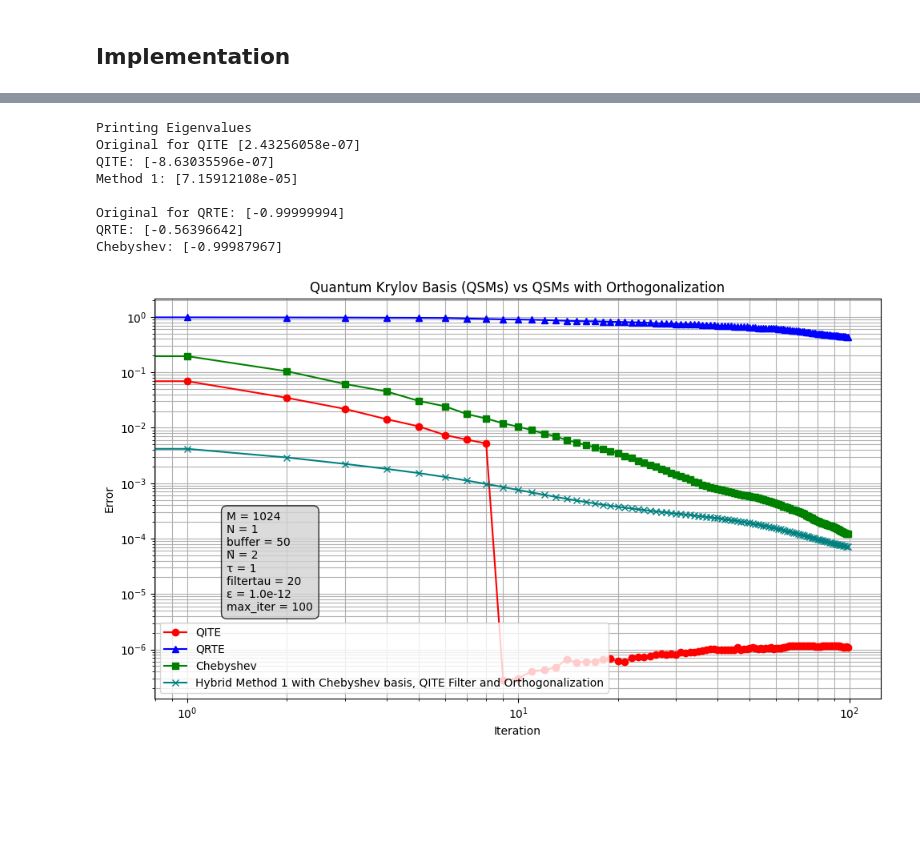
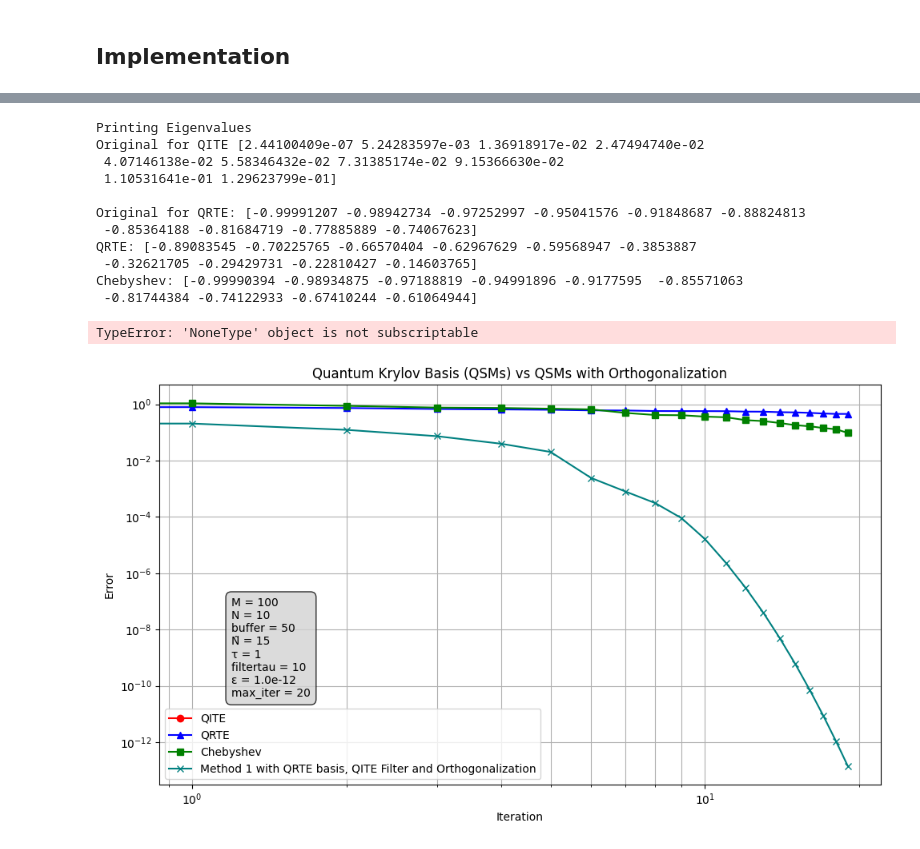
Before and after one commit to Nihar-Shah2001/Quantum_Computing_Notes, a Jupyter notebook: Notes/codes/comparison.ipynb, the cells around one changed output, grey strips where cells are left out. Saved outputs shown, nothing was run; the diff lists cells and outputs as text; code cells hidden in the pictures; blank space fills up the shorter version.

```diff
--- a/Notes/codes/comparison.ipynb
+++ b/Notes/codes/comparison.ipynb
@@ -234,7 +198,7 @@ def QRTE(H, psi_0, N, buffer, deltatau, epsilon, max_iter, eigenvalsh, orthogona
     print()
 
     last_valid_eigenvals = None
-    deltaE_L = np.abs(eigenvalsh[Ntilde-1] - eigenvalsh[0])
+    deltaE_L = np.abs(eigenvalsh[Ntilde-1] - eigenvalsh[0])/ np.max(np.abs(eigenvalsh))
     deltat = np.pi/deltaE_L
     exp_H = expm(-1j * deltat * H_norm)
     eigh = np.linalg.eigvalsh(H_norm)
@@ -385,7 +349,7 @@ def method1(H, psi_0, N, buffer, filtertau, epsilon, max_iter, eigenvalsh):
     eigenvals = np.empty((N), dtype=complex)
 
     print()
-    print("My Method with Chebyshev basis with QITE Filter Diagonalization Parameters")
+    print("My Method with QRTE basis with QITE Filter Diagonalization Parameters")
     print(f"Dimension of H matrix: {H.shape[0]}")
     print(f"Number of desired Eigenvalues: {N}")
     print(f"Initial Space Size: {Ntilde}")
@@ -401,20 +365,20 @@ def method1(H, psi_0, N, buffer, filtertau, epsilon, max_iter, eigenvalsh):
     # Initialization
     H_norm = normalize(H, choice='norm01', eigenvalsh=eigenvalsh)
 
+    deltaE_L = np.abs(eigenvalsh[Ntilde-1] - eigenvalsh[0]) #/ np.max(np.abs(eigenvalsh))
+    deltat = np.pi/deltaE_L
+    exp_iH = expm(-1j * deltat * H_norm)
+    eigh = np.linalg.eigvalsh(H_norm)
+
     Psi_0 = np.empty((H.shape[0], Ntilde), dtype=complex)
-    T_prev = np.eye(H.shape[0], dtype=complex)
-    T_curr = H_norm.copy()
-    Psi_0[:, 0] = psi_0.flatten()
-    Psi_0[:, 1] = (T_curr @ psi_0).flatten()
-    for i in range(2, Ntilde):
-        T_next = 2 * H_norm @ T_curr - T_prev
-        T_prev, T_curr = T_curr, T_next
-        Psi_0[:, i] = (T_curr @ psi_0).flatten()
+    for i in range(Ntilde):
+    # Shift the range to be from 0 to N-1
+        i_n = i - Ntilde//2
+        Psi_0[:, i] = (np.linalg.matrix_power(exp_iH, i_n) @ psi_0).flatten()
 
     Psi_0 /= np.linalg.norm(Psi_0, axis=0, keepdims=True)
 
-    exp_H = expm(-1 * filtertau * H_norm)
-    eigh = np.linalg.eigvalsh(H_norm)
+    exp_H = expm(- filtertau * H_norm)
 
 
     while itr < max_iter and abs_error[itr]>=epsilon:
@@ -449,16 +413,16 @@ def method1(H, psi_0, N, buffer, filtertau, epsilon, max_iter, eigenvalsh):
 ## Analysis
 # %%
 # Parameters
-np.random.seed(15) # For reproducibility
-M =  1024 # Dimension of the matrix
-N = 1  # Number of eigenvalues
+# np.random.seed(15) # For reproducibility
+M =  100 # Dimension of the matrix
+N = 10  # Number of eigenvalues
 buffer = 50  # Buffer for the number of eigenvalues
 Ntilde = int(np.ceil((1+(buffer/100)) * N))  # Number of eigenvalues to be found
 deltatau = 1 # Time step for the QITE method
 filtertau = 20
 
 epsilon = 1e-12  # Tolerance for convergence
-max_iter = 100 # Maximum number of iterations
+max_iter = 20 # Maximum number of iterations
 
 H = generate_hermitian_matrix(M, choice='synthetic')
 
@@ -517,9 +481,8 @@ a = np.min(eigenvalsh) - 1e-6
 b = np.max(eigenvalsh) + 1e-6
 print("Printing Eigenvalues")
 print("Original for QITE", np.sort(np.linalg.eigvalsh((H - a * np.eye(M)) / (b - a)))[:N])
-print("QITE:", qite_eigenvals[:N])
+# print("QITE:", qite_eigenvals[:N])
 # print("QITE with Orthogonalization:", qite_ortho_eigenvals[:N])
-print("Method 1:", method1_eigenvals[:N])
 # print("Method 2:", method2_eigenvals[:N])
 print()
 print("Original for QRTE:",np.sort(np.linalg.eigvalsh(H/np.linalg.norm(H,ord=2)))[:N])
@@ -527,15 +490,20 @@ print("QRTE:", qrte_eigenvals[:N])
 # print("QRTE with Orthogonalization:", qrte_ortho_eigenvals[:N])
 print("Chebyshev:", chebyshev_eigenvals[:N])
 # print("Chebyshev with Orthogonalization:", chebyshev_ortho_eigenvals[:N])
+print("Method 1:", method1_eigenvals[:N])
 # %% [output]
 Printing Eigenvalues
-Original for QITE [2.43256058e-07]
-QITE: [-8.63035596e-07]
-Method 1: [7.15912108e-05]
+Original for QITE [2.44100409e-07 5.24283597e-03 1.36918917e-02 2.47494740e-02
+ 4.07146138e-02 5.58346432e-02 7.31385174e-02 9.15366630e-02
+ 1.10531641e-01 1.29623799e-01]
 
-Original for QRTE: [-0.99999994]
-QRTE: [-0.56396642]
-Chebyshev: [-0.99987967]
+Original for QRTE: [-0.99991207 -0.98942734 -0.97252997 -0.95041576 -0.91848687 -0.88824813
+ -0.85364188 -0.81684719 -0.77885889 -0.74067623]
+QRTE: [-0.89083545 -0.70225765 -0.66570404 -0.62967629 -0.59568947 -0.3853887
+ -0.32621705 -0.29429731 -0.22810427 -0.14603765]
+Chebyshev: [-0.99990394 -0.98934875 -0.97188819 -0.94991896 -0.9177595  -0.85571063
+ -0.81744384 -0.74122933 -0.67410244 -0.61064944]
+TypeError: 'NoneType' object is not subscriptable
 # %%
 plt.figure(figsize=(10, 6))
 plt.title('Quantum Krylov Basis (QSMs) vs QSMs with Orthogonalization')
@@ -543,32 +511,32 @@ plt.plot(np.arange(qite_itr), qite_abs_error[1:], marker='o', label='QITE', colo
 # plt.plot(np.arange(qite_ortho_itr), qite_ortho_abs_error[1:], marker='^', label='QITE_w/ ortho', color='orange')
 plt.plot(np.arange(qrte_itr), qrte_abs_error[1:], marker='^', label='QRTE', color='blue')
 # plt.plot(np.arange(qrte_ortho_itr), qrte_ortho_abs_error[1:], marker='s', label='QRTE_w/ ortho', color='magenta')
 plt.plot(np.arange(chebyshev_itr), chebyshev_abs_error[1:], marker='s', label='Chebyshev', color='green')
 # plt.plot(np.arange(chebyshev_ortho_itr), chebyshev_ortho_abs_error[1:], marker='d', label='Chebyshev_w/ ortho', color='cyan')
-plt.plot(np.arange(method1_itr), method1_abs_error[1:], marker='x', label='Hybrid Method 1 with Chebyshev basis, QITE Filter and Orthogonalization', color='teal')
+plt.plot(np.arange(method1_itr), method1_abs_error[1:], marker='x', label='Method 1 with QRTE basis, QITE Filter and Orthogonalization', color='teal')
 # plt.plot(np.arange(method2_itr), method2_abs_error[1:], marker='x', label='Method 2 with Chebyshev basis, QITE_2 Filter and Orthogonalization', color='purple')
 plt.yscale('log')
 plt.xscale('log')
 plt.xlabel('Iteration')
 plt.ylabel('Error')
 plt.grid(True, 'both', 'both')
 plt.legend()
 info_text = (
     f"M = {M}\n"
     f"N = {N}\n"
     f"buffer = {buffer}\n"
     f"Ñ = {Ntilde}\n"
     f"τ = {deltatau}\n"
     f"filtertau = {filtertau}\n"
     f"ε = {epsilon:.1e}\n"
     f"max_iter = {max_iter}"
 )
 
 # Adjust position (x=0.65, y=0.5) as needed
 plt.text(0.1, 0.22, info_text, transform=plt.gca().transAxes,
          fontsize=10, bbox=dict(boxstyle='round,pad=0.5', facecolor='lightgrey', alpha=0.8))
 plt.legend()
 plt.tight_layout()
 plt.show()
 # %% [output]
-[figure, old version]
+[figure, new version]
```
Also changed, not shown: parts of 5 cells of this notebook, 1 other file.
